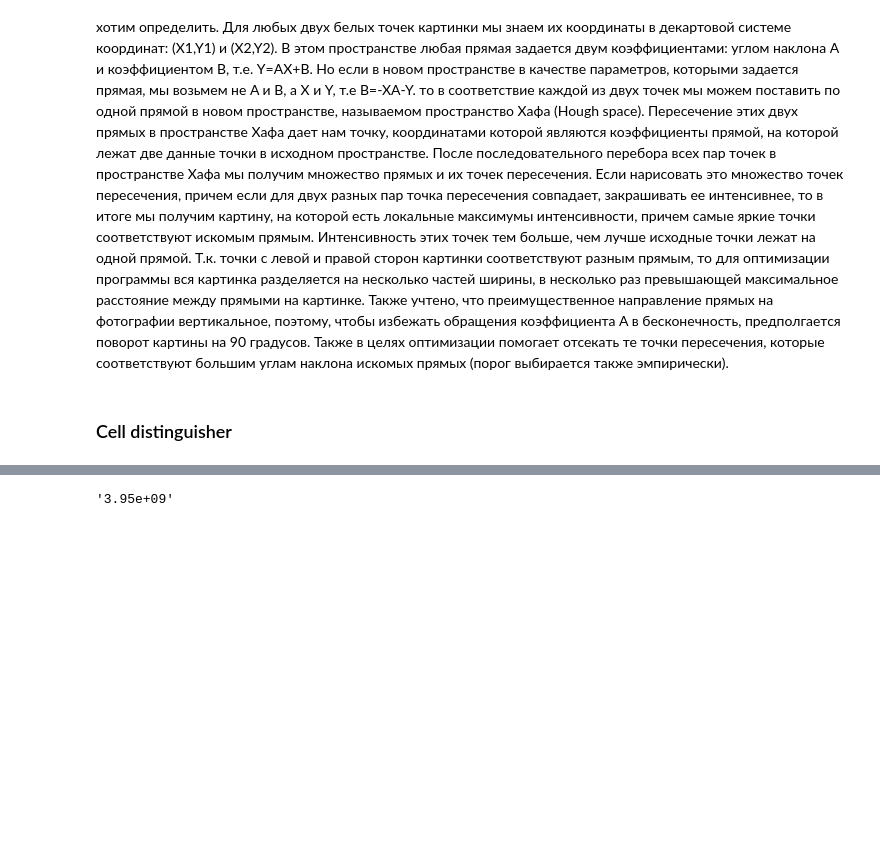
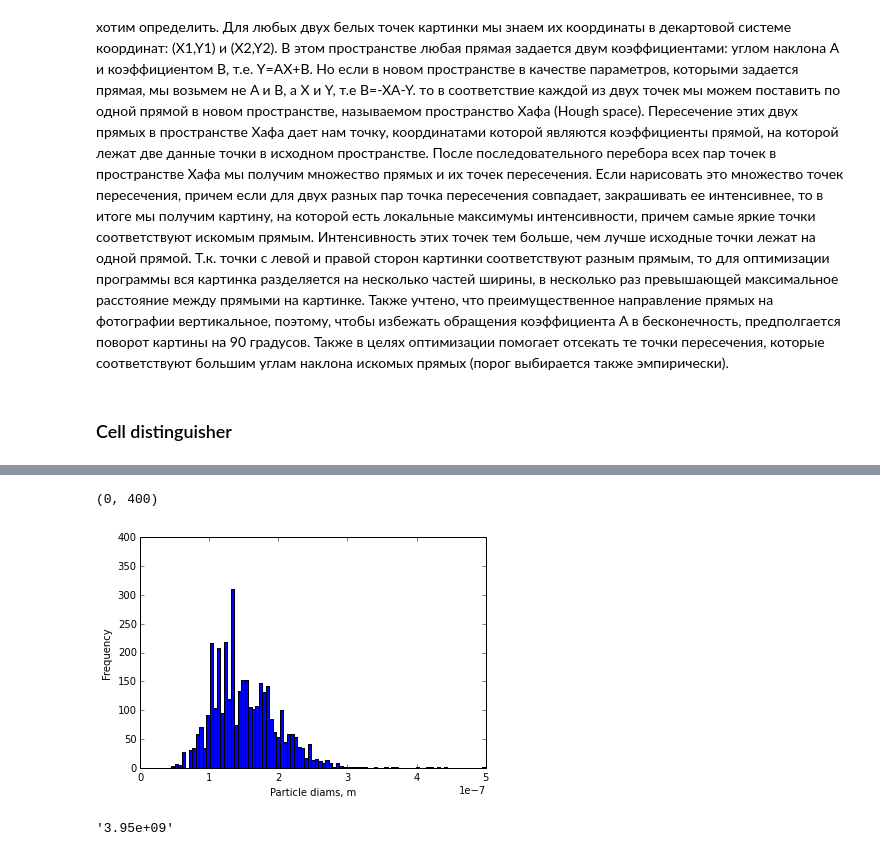
Before and after one commit to vdrhtc/CellDistinguisher, a Jupyter notebook: PIL_Test.ipynb, the cells around one changed output, grey strips where cells are left out. Drawn from its saved outputs; the diff is of its cells as text; code cells hidden in the pictures; blank space fills up the shorter version.

```diff
--- a/PIL_Test.ipynb
+++ b/PIL_Test.ipynb
@@ -98,3 +95,4 @@ len(cells)
 # %%
 sizes = [cell.first_norm() for cell in cells]
+sizes_2 = [cell.second_norm() for cell in cells]
 # %%
@@ -107,0 +113,11 @@ print("Плотность пор: %.2e"%(len(cells)/((im.getbbox()[2]-200)*(im.g
+# %%
+
+NoS2 = plt.figure()
+axes_NoS2 = NoS2.add_axes([0.1, 0.1, 0.8, 0.8])
+axes_NoS2.hist(sizes_2, 90)
+axes_NoS2.set_xlabel('Particle diams, m')
+axes_NoS2.set_ylabel('Frequency')
+axes_NoS2.set_ylim(0, 400)
+# %% [output]
+(0, 400)
+[figure, added]
```
Also changed, not shown: parts of 25 cells of this notebook, 7 other files.
